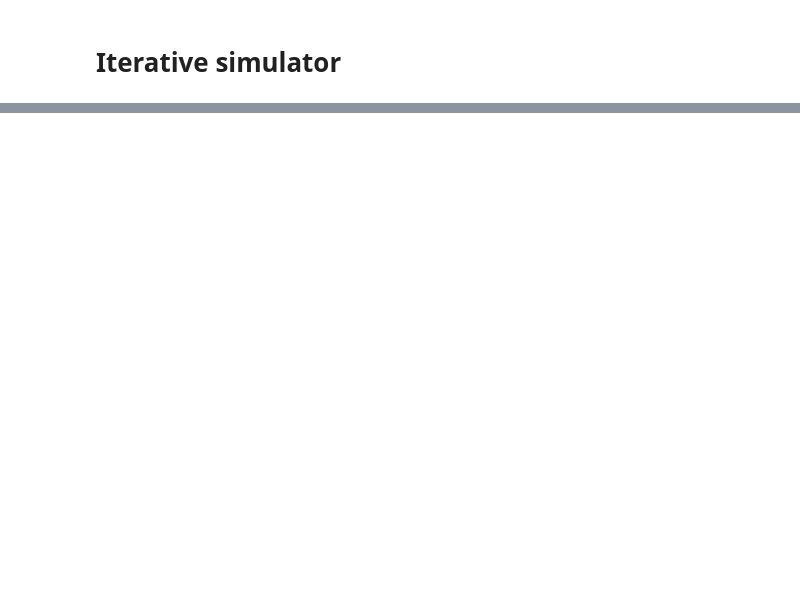
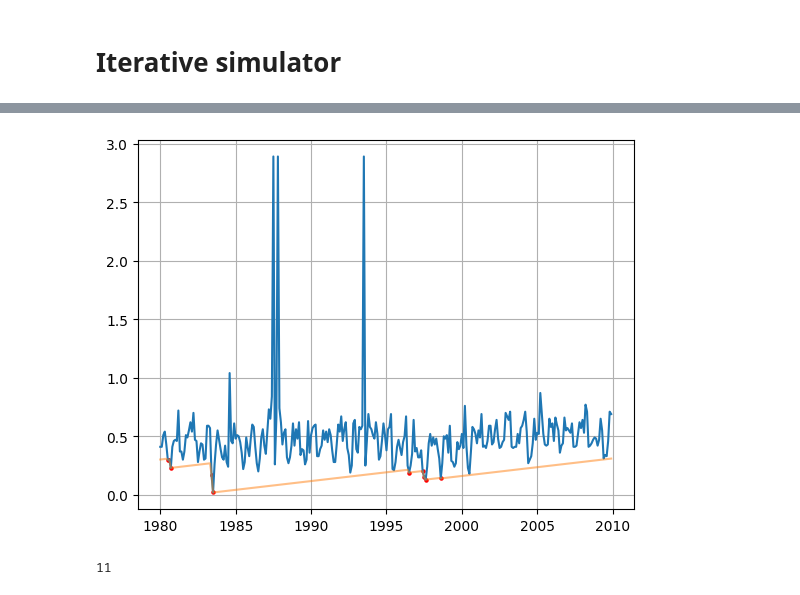
Before and after one commit to RohanGautam/microatoll_sim, a Jupyter notebook: examples/example.ipynb, the cells around one changed output, grey strips where cells are left out. Cells and saved outputs as stored; diff of their text form; code cells hidden in the pictures; blank space fills up the shorter version.

```diff
--- a/examples/example.ipynb
+++ b/examples/example.ipynb
@@ -61,0 +94,36 @@ Not every inner later is simulated.
+# %%
+sl_df = pd.read_csv("./data/SeaLevel.csv", header=None, names=["time", "sl"])
+sl_arr = sl_df.to_numpy()
+sl_arr[:, 1] +=vert_shift
+band_sl_arr = sim.lowest_discreet(sl_arr, 0.1, T0, T0+delta_T)
+# %%
+x,y = band_sl_arr[:,0],band_sl_arr[:,1]
+# x= x[:100]
+# y = y[:100]
+plt.plot(x, y)
+plt.grid()
+
+
+hlg_curve = [init_radius]
+diedown_events = []
+step = x[1] - x[0]
+for i in range(len(x)):
+    a,b = hlg_curve[-1] + gr * step, y[i]
+    if a<=b:
+        hlg_curve.append(a)
+    else:
+        hlg_curve.append(b)
+        diedown_events.append((x[i],b))
+
+diedown_events = np.array(diedown_events)
+plt.plot(x, hlg_curve[1:],alpha=0.5)
+plt.scatter(diedown_events[:,0],diedown_events[:,1],c='r',s=5)
+plt.show()
+diedown_events = np.vstack([diedown_events,[x[-1],hlg_curve[-1]]])
+init_time = diedown_events[0,1]/gr
+diedown_events[:,0] = diedown_events[:,0]-diedown_events[0,0] + init_time
+# diedown_events[1:,0] = diedown_events[1:,0]#*1.5
+print(len(diedown_events))
+# %% [output]
+[figure, added]
+11
```
Also changed, not shown: parts of 12 cells of this notebook, 2 other files.
